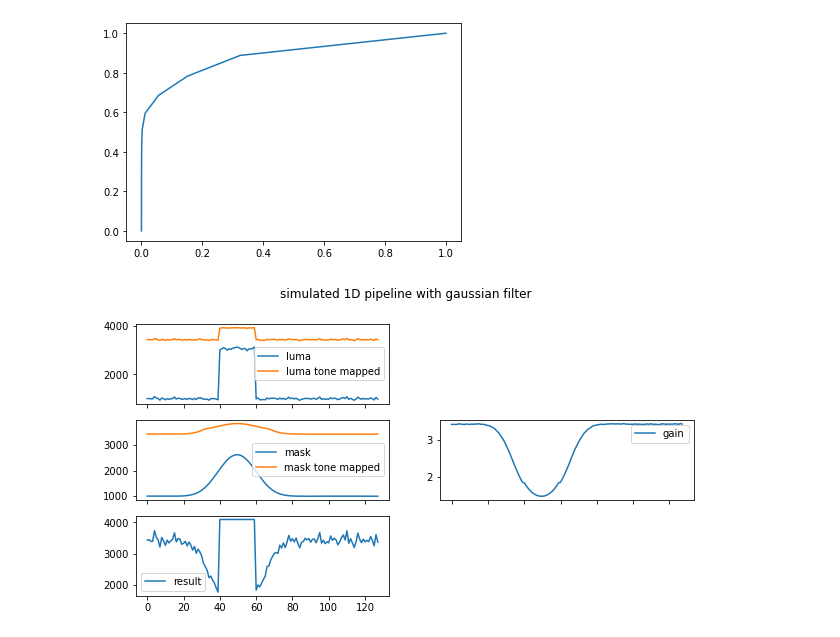
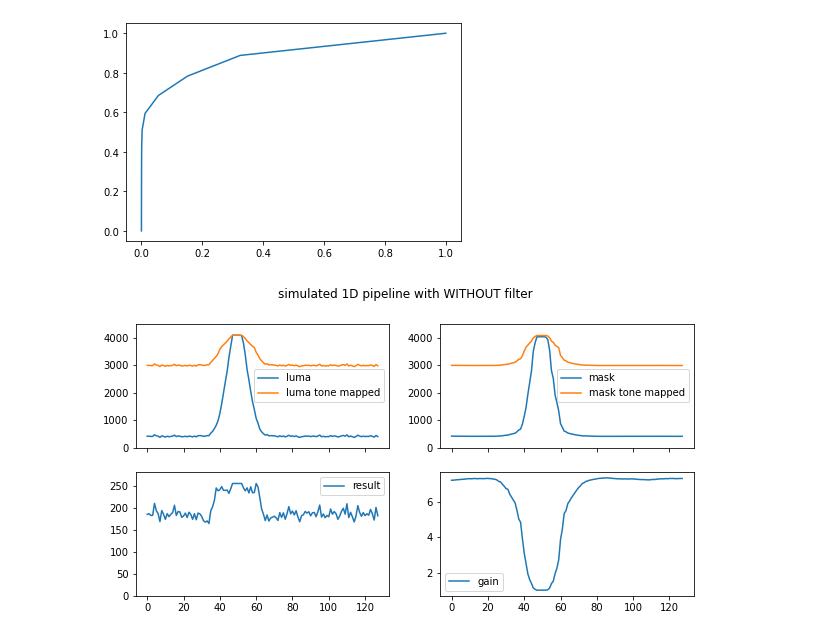
Before and after one commit to qq491577803/BilateralGrid, a Jupyter notebook: bilateral_grid.ipynb, the cells around one changed output. Drawn from its saved outputs; the diff is of its cells as text; code cells hidden in the pictures.

Commit message:
correct output range

```diff
--- a/bilateral_grid.ipynb
+++ b/bilateral_grid.ipynb
@@ -14,6 +14,8 @@ using a Signal Processing Approach](https://people.csail.mit.edu/sparis/publi/20
 ## Bilateral Grid 1D simulation
 # %%
 DYNAMIC_RANGE = 2**12 - 1
+OUTPUT_RANGE = 255
+
 
 def generate_1d_signal(gain=500):
     x = np.linspace(0, 128, 128)
@@ -152,60 +154,62 @@ def construct_1d_img():
     x = np.linspace(0, 128, 128)
     y = np.zeros_like(x)
 
-    y = np.where((40 < x) & (x < 60), 0.5, y)
-#     y = 1 / (np.exp((-x+50)/3) + 1)
+    y =  (np.exp(-(x-50)**2/60) + 0.1)
 #     y += 0.1
 #     y /= y.max()
+    y = np.clip(y, 0, 1)
 
     y *= DYNAMIC_RANGE
-    y += 1000
     sig = np.random.poisson(y)
     sig = np.clip(sig, 0.0, DYNAMIC_RANGE)
     return sig .astype(np.uint32)
 
-def simple_tone_map(img):
+def simple_tone_map(img, input_range, output_range=255):
     curve = ltm_curve.copy()
-    curve *= DYNAMIC_RANGE
-    s = img
+    s = img / input_range
 
     s_interp = np.interp(s, curve[:, 0], curve[:, 1])
-    return s_interp
+    return s_interp * output_range
 # %%
+
 luma = construct_1d_img()
 mask = bilateral_grid_1d(luma, sigma_r=9, sigma_s=5)
-mask = gaussian_filter(mask, sigma=8)
+# mask = gaussian_filter(mask, sigma=8)
 
-luma_c = simple_tone_map(luma)
-mask_c = simple_tone_map(mask)
+luma_tm = simple_tone_map(luma, input_range=DYNAMIC_RANGE, output_range=DYNAMIC_RANGE)
+mask_tm = simple_tone_map(mask, input_range=DYNAMIC_RANGE, output_range=DYNAMIC_RANGE)
 
 
-detail_gain = (luma_c / mask_c - 1.0) * 0.3 + 1.0
-mask_gain = mask_c / mask
+detail_gain = (luma_tm / mask_tm - 1.0) * 0.1 + 1.0
+mask_gain = mask_tm / mask
 gain = mask_gain * detail_gain
 
-luma_result = np.clip(luma * gain, 0, DYNAMIC_RANGE)
+luma_result = luma * gain
+luma_result = OUTPUT_RANGE * (luma_result / DYNAMIC_RANGE)
+luma_result = np.clip(luma_result, 0, OUTPUT_RANGE)
 
-fig, ((ax1, ax4), (ax2, ax5), (ax3, ax6)) = plt.subplots(nrows=3, ncols=2, sharex='col', figsize=(10, 5))
+fig, ((ax1, ax2), (ax3, ax4)) = plt.subplots(nrows=2, ncols=2, sharex='all', figsize=(10, 5))
 
 ax1.plot(luma,   label="luma")
-ax1.plot(luma_c, label="luma tone mapped")
+ax1.plot(luma_tm, label="luma tone mapped")
 
 ax2.plot(mask,   label = "mask")
-ax2.plot(mask_c, label = "mask tone mapped")
+ax2.plot(mask_tm, label = "mask tone mapped")
 
 ax3.plot(luma_result, label = "result")
+ax4.plot(gain, label="gain")
 
-ax5.plot(gain, label="gain")
-
-for ax in (ax1, ax2, ax3, ax5):
+for ax in (ax1, ax2, ax3, ax4):
     ax.legend()
 
-ax4.axis("off")
-ax6.axis("off");
+for ax in (ax1, ax2):
+    ax.set_ylim([0, DYNAMIC_RANGE * 1.1])
+ax3.set_ylim([0, OUTPUT_RANGE*1.1])
 
-plt.suptitle("simulated 1D pipeline with gaussian filter");
+
+plt.suptitle("simulated 1D pipeline with WITHOUT filter");
 # %% [output]
-[figure, old version]
+[figure, new version]
 # %%
 luma = construct_1d_img()
 mask = bilateral_grid_1d(luma, sigma_r=9, sigma_s=5)
```
Also changed, not shown: parts of 3 cells of this notebook.
